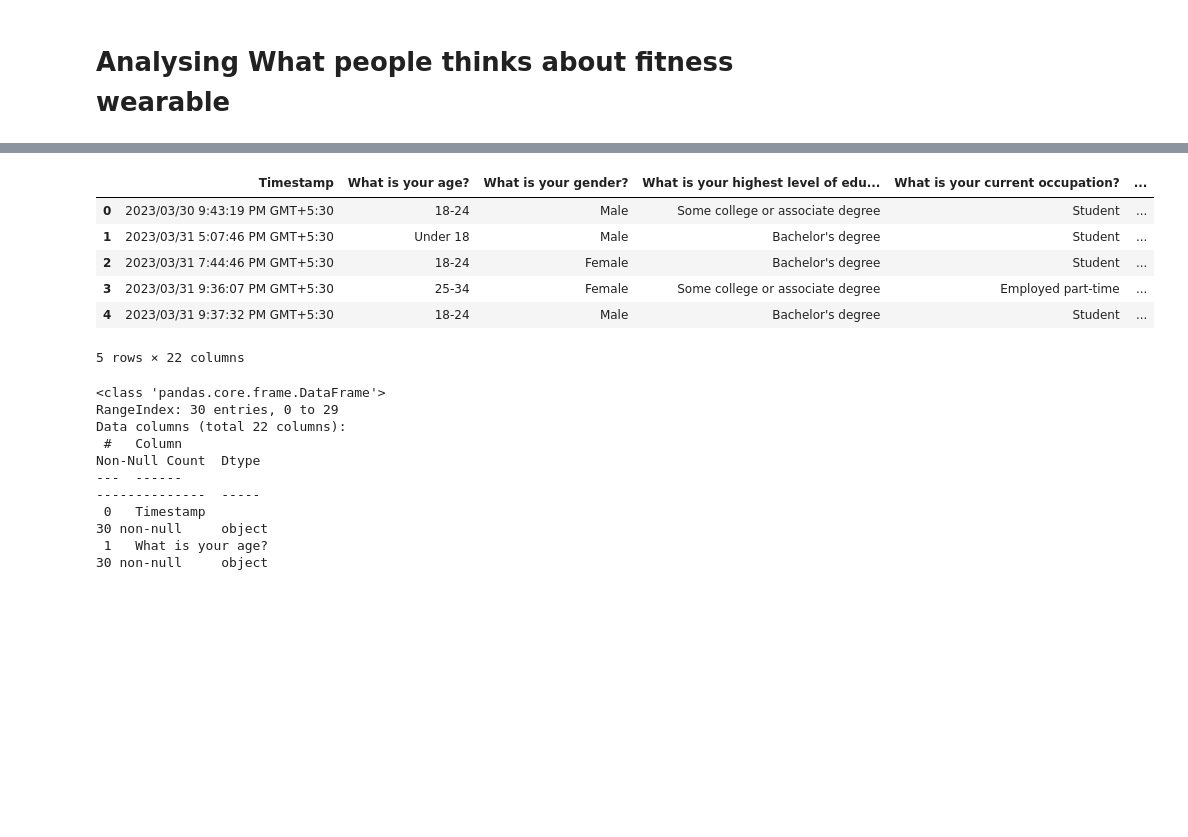
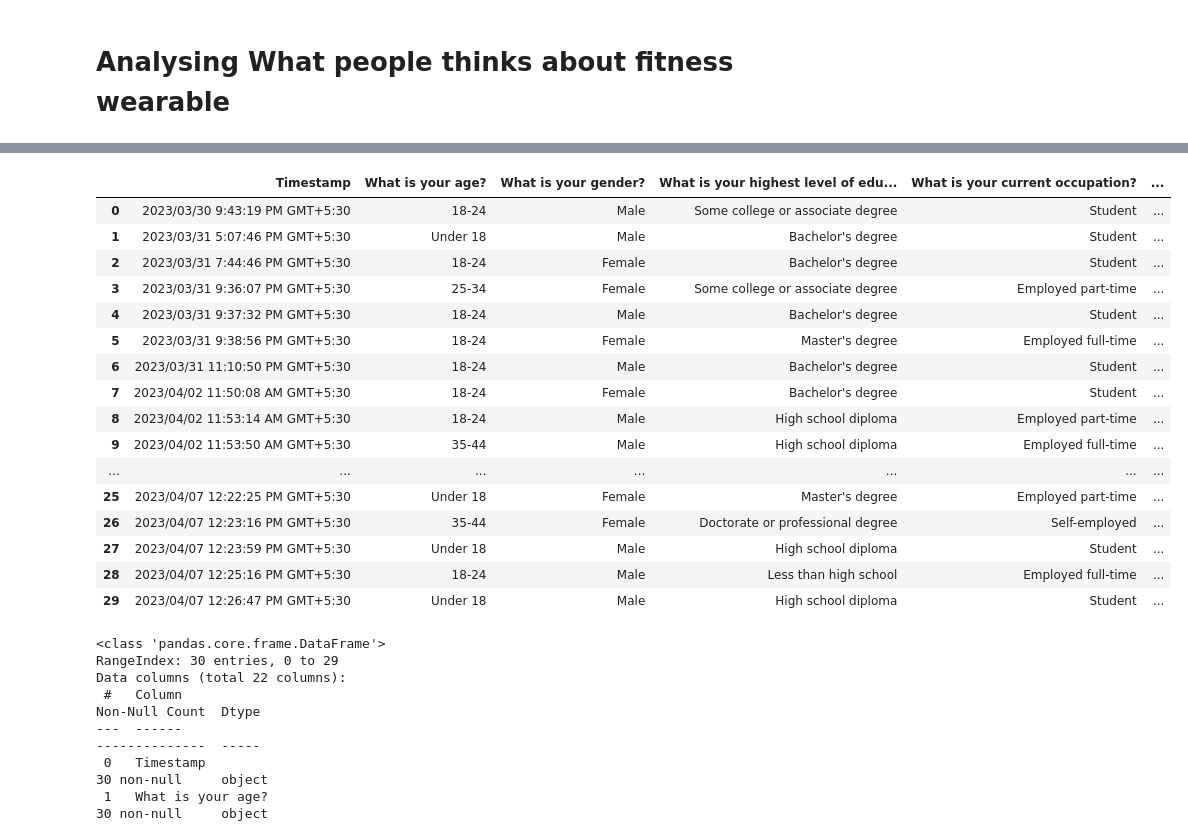
Before and after one commit to GuiRodrigues04/Fitness-wearable-Data-Analysis, a Jupyter notebook: Fitness consumers/Fitness consumers.ipynb, the cells around one changed output, grey strips where cells are left out. Cells and saved outputs as stored; diff of their text form; code cells hidden in the pictures; blank space fills up the shorter version.

```diff
--- a/Fitness consumers/Fitness consumers.ipynb
+++ b/Fitness consumers/Fitness consumers.ipynb
@@ -47,13 +65,25 @@ import pandas as pd # importing pandas
 import numpy as np # importing numpy
 # %%
 GC = pd.read_csv('./survey605.csv') # reading a csv file and making a data frame(chart)
+pd.set_option('display.max_columns', None) # Turning off the columns limit
 # %%
 GC.head() # displaying it to see what we are dealing with
+display(GC)
 # %% [output]
 |  | Timestamp | What is your age? | What is your gender? | What is your highest level of edu... | What is your current occupation? | ... |
 | 0 | 2023/03/30 9:43:19 PM GMT+5:30 | 18-24 | Male | Some college or associate degree | Student | ... |
 | 1 | 2023/03/31 5:07:46 PM GMT+5:30 | Under 18 | Male | Bachelor's degree | Student | ... |
 | 2 | 2023/03/31 7:44:46 PM GMT+5:30 | 18-24 | Female | Bachelor's degree | Student | ... |
 | 3 | 2023/03/31 9:36:07 PM GMT+5:30 | 25-34 | Female | Some college or associate degree | Employed part-time | ... |
 | 4 | 2023/03/31 9:37:32 PM GMT+5:30 | 18-24 | Male | Bachelor's degree | Student | ... |
+| 5 | 2023/03/31 9:38:56 PM GMT+5:30 | 18-24 | Female | Master's degree | Employed full-time | ... |
+| 6 | 2023/03/31 11:10:50 PM GMT+5:30 | 18-24 | Male | Bachelor's degree | Student | ... |
+| 7 | 2023/04/02 11:50:08 AM GMT+5:30 | 18-24 | Female | Bachelor's degree | Student | ... |
+| 8 | 2023/04/02 11:53:14 AM GMT+5:30 | 18-24 | Male | High school diploma | Employed part-time | ... |
+| 9 | 2023/04/02 11:53:50 AM GMT+5:30 | 35-44 | Male | High school diploma | Employed full-time | ... |
+| ... | ... | ... | ... | ... | ... | ... |
+| 25 | 2023/04/07 12:22:25 PM GMT+5:30 | Under 18 | Female | Master's degree | Employed part-time | ... |
+| 26 | 2023/04/07 12:23:16 PM GMT+5:30 | 35-44 | Female | Doctorate or professional degree | Self-employed | ... |
+| 27 | 2023/04/07 12:23:59 PM GMT+5:30 | Under 18 | Male | High school diploma | Student | ... |
+| 28 | 2023/04/07 12:25:16 PM GMT+5:30 | 18-24 | Male | Less than high school | Employed full-time | ... |
+| 29 | 2023/04/07 12:26:47 PM GMT+5:30 | Under 18 | Male | High school diploma | Student | ... |
-5 rows × 22 columns
```
Also changed, not shown: parts of 46 cells of this notebook.
